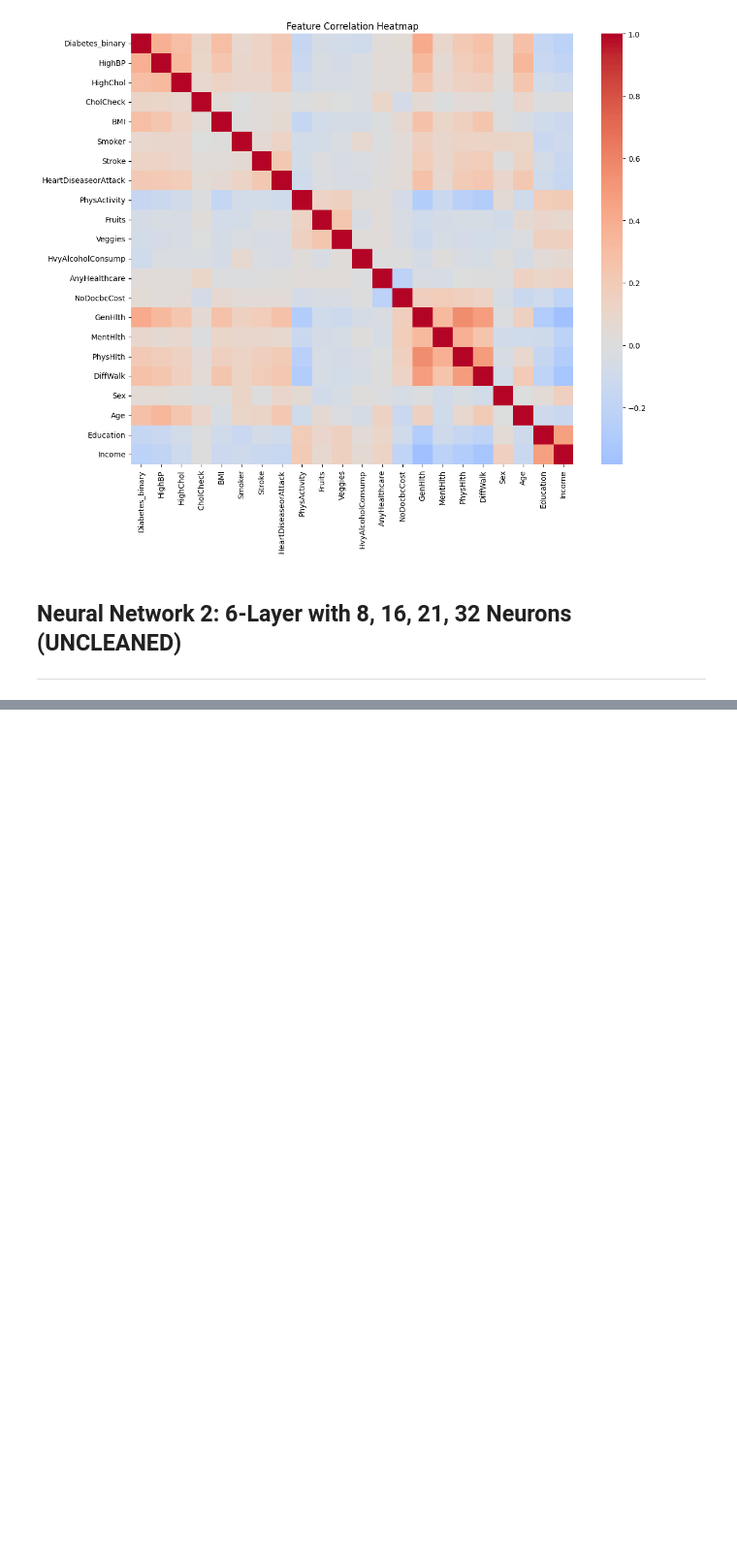
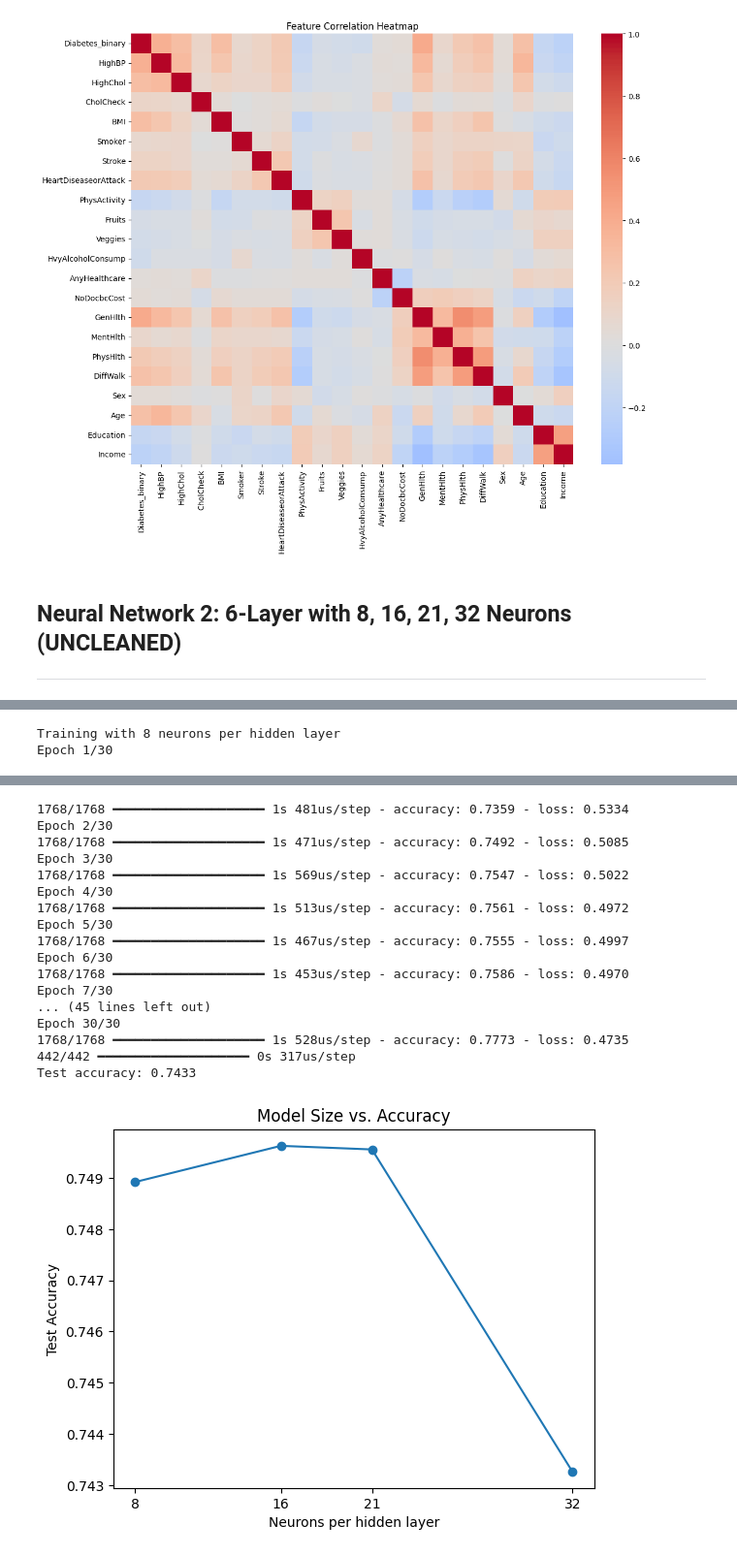
Before and after one commit to LJMurphyy/diabetes-risk-predictor, a Jupyter notebook: ljmurphy.ipynb, the cells around one changed output, grey strips where cells are left out. Shown at 97% size. Cells and saved outputs as stored; diff of their text form; code cells hidden in the pictures; blank space fills up the shorter version.

Commit message:
Updated code to have changes to the binary classifier - So far 0.7481 is our best outcome

```diff
--- a/ljmurphy.ipynb
+++ b/ljmurphy.ipynb
@@ -257,0 +100,61 @@ Epoch 20/20
+# %%
+# Cell 2 – Load the cleaned 50/50 dataset
+df = pd.read_csv('diabetes_binary_5050split_health_indicators_BRFSS2015.csv')
+# %%
+# Cell 3 – Split into features & target, then train/test (50:50)
+X = df.drop('Diabetes_binary', axis=1).values
+y = df['Diabetes_binary'].values
+
+# Cell 3 – Single train/test split (80% train, 20% test)
+X_train, X_test, y_train, y_test = train_test_split(
+    X, y,
+    test_size=0.2,
+    stratify=y,
+    random_state=42
+)
+
+# Scale features
+scaler = StandardScaler().fit(X_train)
+X_train = scaler.transform(X_train)
+X_test  = scaler.transform(X_test)
+
+# Cell 4 – Model builder for 6-layer net (4 hidden + in/out)
+def build_model(units):
+    m = Sequential([
+        Dense(units, activation='relu', input_dim=X_train.shape[1]),
+        Dense(units, activation='relu'),
+        Dense(units, activation='relu'),
+        Dense(units, activation='relu'),
+        Dense(1,     activation='sigmoid'),
+    ])
+    m.compile(optimizer='adam',
+              loss='binary_crossentropy',
+              metrics=['accuracy'])
+    return m
+
+
+# Cell 5 – Train & evaluate each variant, no extra splits
+results = {}
+for units in [8, 16, 21, 32]:
+    print(f"\nTraining with {units} neurons per hidden layer")
+    model = build_model(units)
+    model.fit(X_train, y_train,
+              epochs=30,
+              batch_size=32,
+              verbose=1)      # no validation_split here
+
+    preds = (model.predict(X_test) > 0.5).astype(int).flatten()
+    acc = accuracy_score(y_test, preds)
+    print(f"Test accuracy: {acc:.4f}")
+    results[units] = acc
+
+# Cell 6 – Comparison plot
+plt.plot(list(results.keys()), list(results.values()), marker='o')
+plt.xlabel('Neurons per hidden layer')
+plt.ylabel('Test Accuracy')
+plt.title('Model Size vs. Accuracy')
+plt.xticks([8,16,21,32])
+plt.show()
+# %% [output]
+Training with 8 neurons per hidden layer
+Epoch 1/30
@@ -258 +212,19 @@ Epoch 20/20
+1768/1768 ━━━━━━━━━━━━━━━━━━━━ 1s 481us/step - accuracy: 0.7359 - loss: 0.5334
+Epoch 2/30
+1768/1768 ━━━━━━━━━━━━━━━━━━━━ 1s 471us/step - accuracy: 0.7492 - loss: 0.5085
+Epoch 3/30
+1768/1768 ━━━━━━━━━━━━━━━━━━━━ 1s 569us/step - accuracy: 0.7547 - loss: 0.5022
+Epoch 4/30
+1768/1768 ━━━━━━━━━━━━━━━━━━━━ 1s 513us/step - accuracy: 0.7561 - loss: 0.4972
+Epoch 5/30
+1768/1768 ━━━━━━━━━━━━━━━━━━━━ 1s 467us/step - accuracy: 0.7555 - loss: 0.4997
+Epoch 6/30
+1768/1768 ━━━━━━━━━━━━━━━━━━━━ 1s 453us/step - accuracy: 0.7586 - loss: 0.4970
+Epoch 7/30
+... (45 lines left out)
+Epoch 30/30
+1768/1768 ━━━━━━━━━━━━━━━━━━━━ 1s 528us/step - accuracy: 0.7773 - loss: 0.4735
+442/442 ━━━━━━━━━━━━━━━━━━━━ 0s 317us/step
+Test accuracy: 0.7433
+[figure, added]
 # %% [markdown]
```
Also changed, not shown: parts of 29 cells of this notebook.
